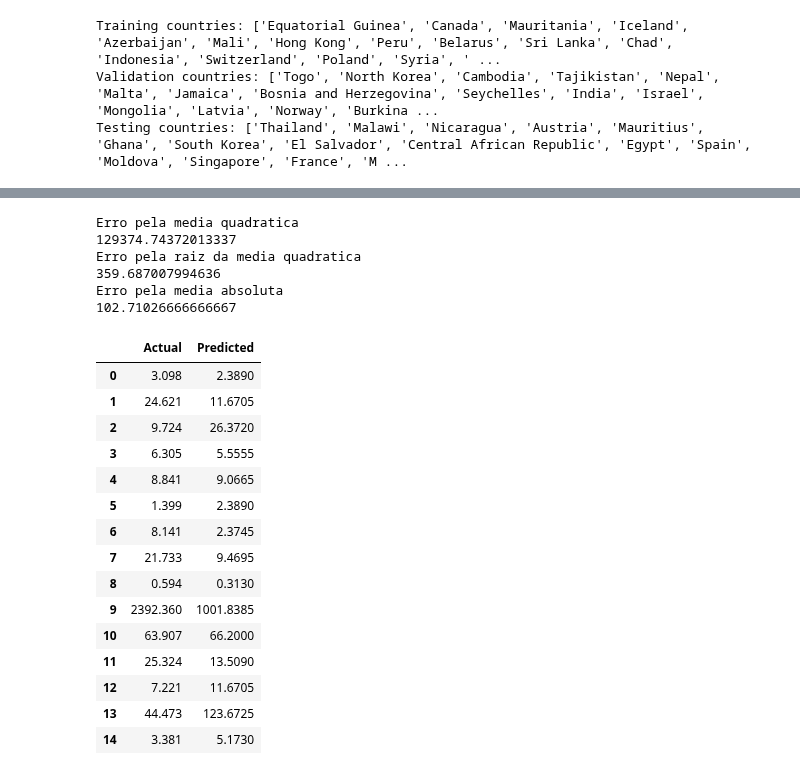
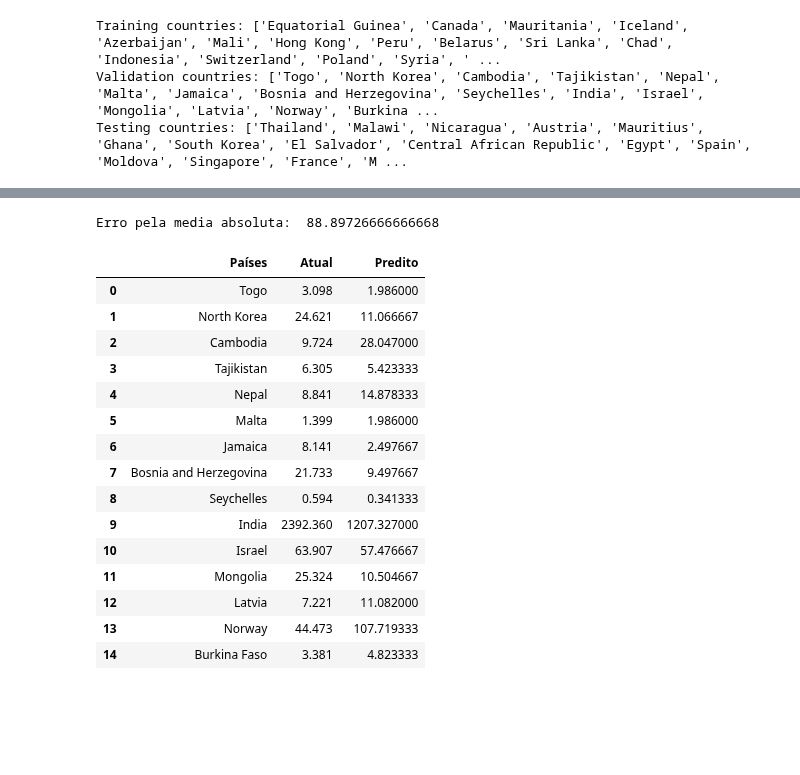
Before and after one commit to natanbcpc/final-ml-project, a Jupyter notebook: Final Project_v2.ipynb, the cells around one changed output, grey strips where cells are left out. Saved outputs shown, nothing was run; the diff lists cells and outputs as text; code cells hidden in the pictures; blank space fills up the shorter version.

```diff
--- a/Final Project_v2.ipynb
+++ b/Final Project_v2.ipynb
@@ -348,43 +296,31 @@ Erro pela media absoluta
 # %%
-#Regressao linear com k vizinhos
+#Aplicando k vizinhos
 from sklearn.neighbors import KNeighborsRegressor
 from sklearn.metrics import mean_squared_error
 from sklearn.metrics import mean_absolute_error
 import pandas as pd
-#Utilizando a mesma regressão logistica com liblinear pois é o recomendado para datasets pequenos(<10000)
-reg =  KNeighborsRegressor(n_neighbors=2).fit(X_train, y_train)
+#Fizemos testes com alguns valores de K e o melhor resultado se deu com k=3, portanto manteremos com esse numero
+reg =  KNeighborsRegressor(n_neighbors=3).fit(X_train, y_train)
 y_pred = reg.predict(X_val)
-errors = mean_squared_error(y_val, y_pred)
-print("Erro pela media quadratica")
-print(errors)
-errors2 = mean_squared_error(y_val, y_pred, squared=False)
-print("Erro pela raiz da media quadratica")
-print(errors2)
-errors3 = mean_absolute_error(y_val, y_pred)
-print("Erro pela media absoluta")
-print(errors3)
-df = pd.DataFrame({'Actual': y_val, 'Predicted': y_pred})
+errors = mean_absolute_error(y_val, y_pred)
+print("Erro pela media absoluta: ", errors)
+df = pd.DataFrame({'Países': countries_val, 'Atual': y_val, 'Predito': y_pred})
 df
 # %% [output]
-Erro pela media quadratica
-129374.74372013337
-Erro pela raiz da media quadratica
-359.687007994636
-Erro pela media absoluta
-102.71026666666667
+Erro pela media absoluta:  88.89726666666668
-|  | Actual | Predicted |
-| 0 | 3.098 | 2.3890 |
-| 1 | 24.621 | 11.6705 |
-| 2 | 9.724 | 26.3720 |
-| 3 | 6.305 | 5.5555 |
-| 4 | 8.841 | 9.0665 |
-| 5 | 1.399 | 2.3890 |
-| 6 | 8.141 | 2.3745 |
-| 7 | 21.733 | 9.4695 |
-| 8 | 0.594 | 0.3130 |
-| 9 | 2392.360 | 1001.8385 |
-| 10 | 63.907 | 66.2000 |
-| 11 | 25.324 | 13.5090 |
-| 12 | 7.221 | 11.6705 |
-| 13 | 44.473 | 123.6725 |
-| 14 | 3.381 | 5.1730 |
+|  | Países | Atual | Predito |
+| 0 | Togo | 3.098 | 1.986000 |
+| 1 | North Korea | 24.621 | 11.066667 |
+| 2 | Cambodia | 9.724 | 28.047000 |
+| 3 | Tajikistan | 6.305 | 5.423333 |
+| 4 | Nepal | 8.841 | 14.878333 |
+| 5 | Malta | 1.399 | 1.986000 |
+| 6 | Jamaica | 8.141 | 2.497667 |
+| 7 | Bosnia and Herzegovina | 21.733 | 9.497667 |
+| 8 | Seychelles | 0.594 | 0.341333 |
+| 9 | India | 2392.360 | 1207.327000 |
+| 10 | Israel | 63.907 | 57.476667 |
+| 11 | Mongolia | 25.324 | 10.504667 |
+| 12 | Latvia | 7.221 | 11.082000 |
+| 13 | Norway | 44.473 | 107.719333 |
+| 14 | Burkina Faso | 3.381 | 4.823333 |
```
Also changed, not shown: parts of 8 cells of this notebook.
